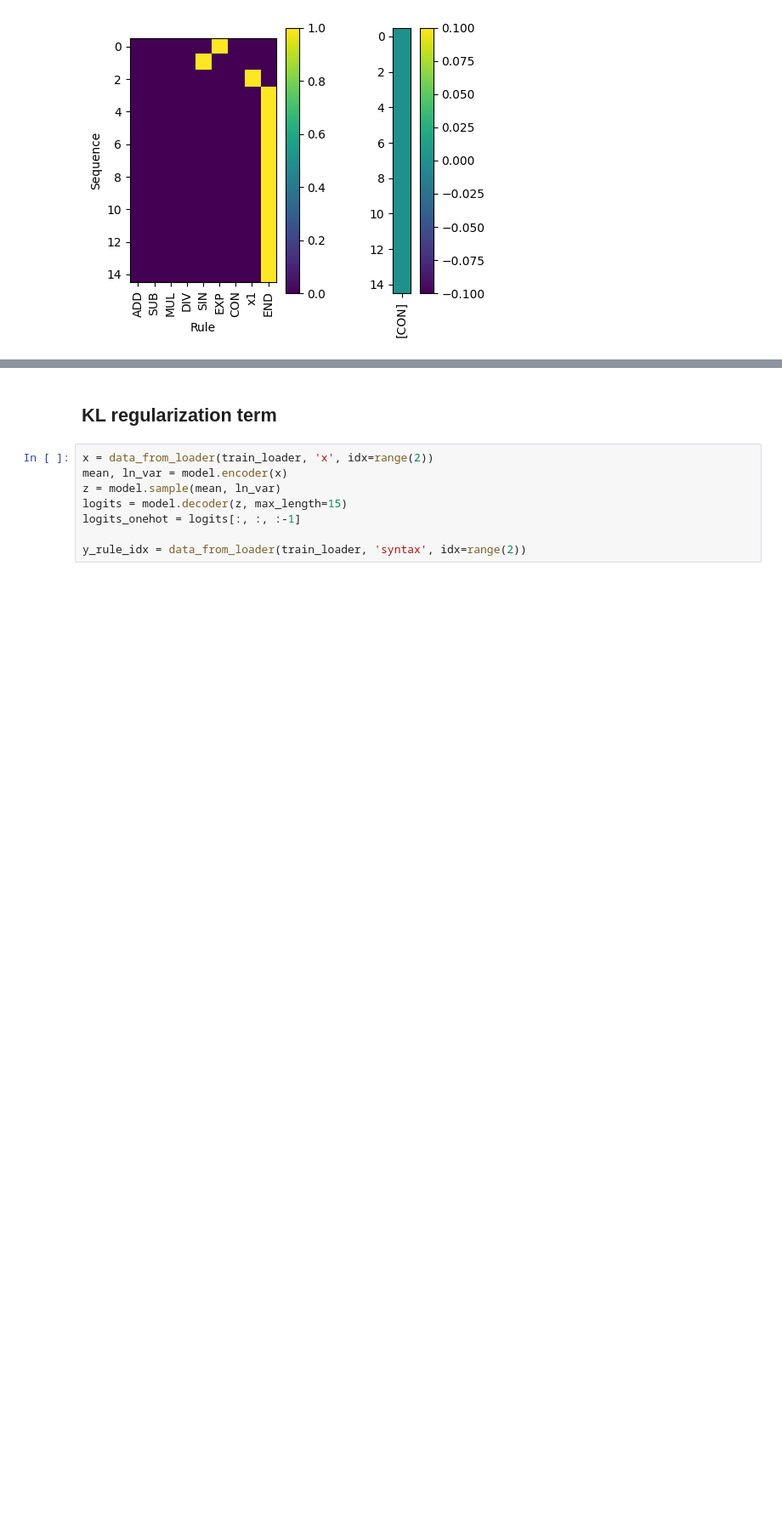
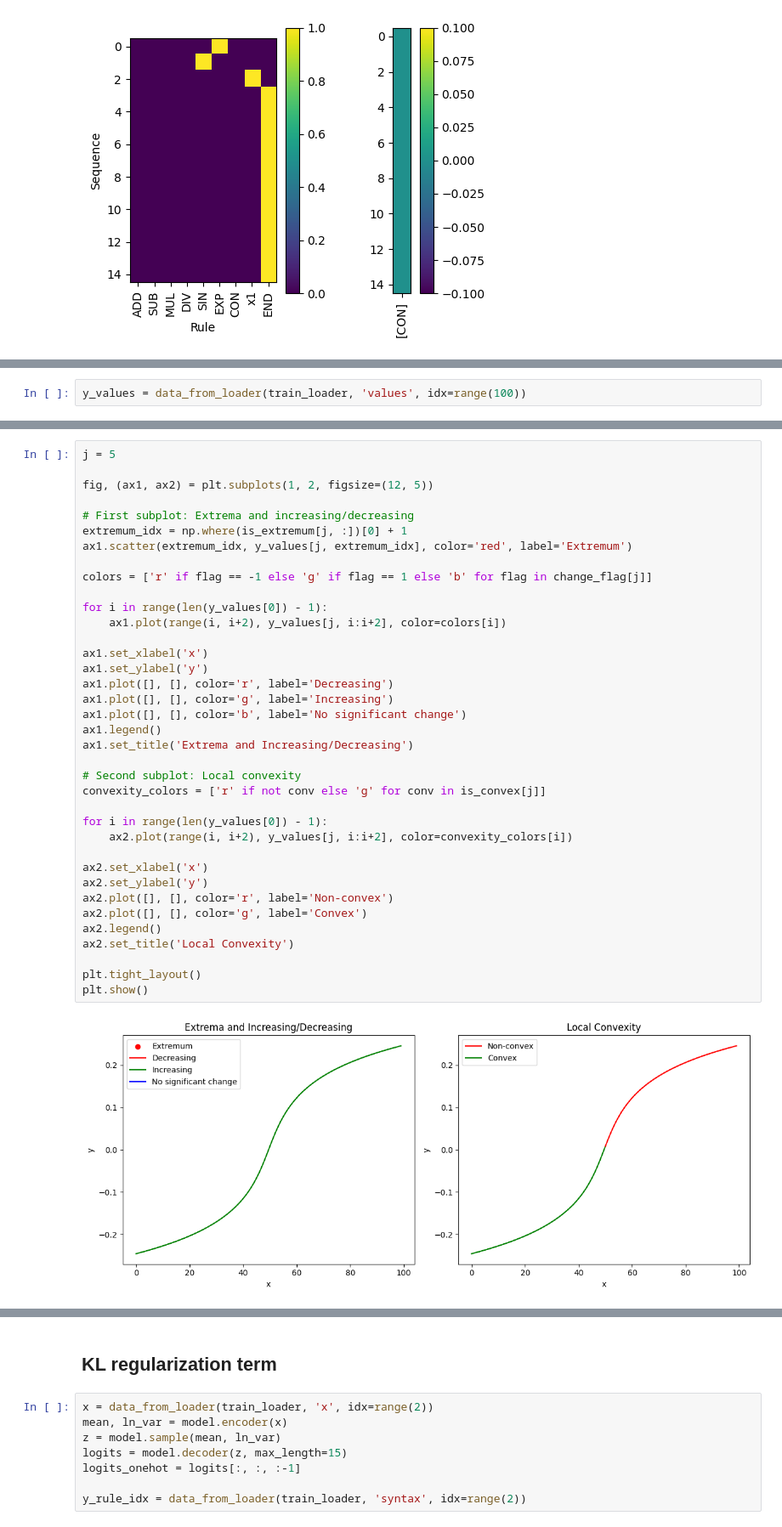
Before and after one commit to LuisCarretero/similar-expressions, a Jupyter notebook: src/dev/latent_analysis.ipynb, the cells around one changed output, grey strips where cells are left out. Shown at 85% size. Cells and saved outputs as stored; diff of their text form; blank space fills up the shorter version.

```diff
--- a/src/dev/latent_analysis.ipynb
+++ b/src/dev/latent_analysis.ipynb
@@ -629,0 +644,2 @@ plot_onehot(one_hot, syntax_cats, figsize=(5, 4))
+# %%
+y_values = data_from_loader(train_loader, 'values', idx=range(100))
@@ -629,0 +690,39 @@ plot_onehot(one_hot, syntax_cats, figsize=(5, 4))
+# %%
+j = 5
+
+fig, (ax1, ax2) = plt.subplots(1, 2, figsize=(12, 5))
+
+# First subplot: Extrema and increasing/decreasing
+extremum_idx = np.where(is_extremum[j, :])[0] + 1
+ax1.scatter(extremum_idx, y_values[j, extremum_idx], color='red', label='Extremum')
+
+colors = ['r' if flag == -1 else 'g' if flag == 1 else 'b' for flag in change_flag[j]]
+
+for i in range(len(y_values[0]) - 1):
+    ax1.plot(range(i, i+2), y_values[j, i:i+2], color=colors[i])
+
+ax1.set_xlabel('x')
+ax1.set_ylabel('y')
+ax1.plot([], [], color='r', label='Decreasing')
+ax1.plot([], [], color='g', label='Increasing')
+ax1.plot([], [], color='b', label='No significant change')
+ax1.legend()
+ax1.set_title('Extrema and Increasing/Decreasing')
+
+# Second subplot: Local convexity
+convexity_colors = ['r' if not conv else 'g' for conv in is_convex[j]]
+
+for i in range(len(y_values[0]) - 1):
+    ax2.plot(range(i, i+2), y_values[j, i:i+2], color=convexity_colors[i])
+
+ax2.set_xlabel('x')
+ax2.set_ylabel('y')
+ax2.plot([], [], color='r', label='Non-convex')
+ax2.plot([], [], color='g', label='Convex')
+ax2.legend()
+ax2.set_title('Local Convexity')
+
+plt.tight_layout()
+plt.show()
+# %% [output]
+[figure, added]
```
Also changed, not shown: parts of 14 cells of this notebook, 6 other files.
